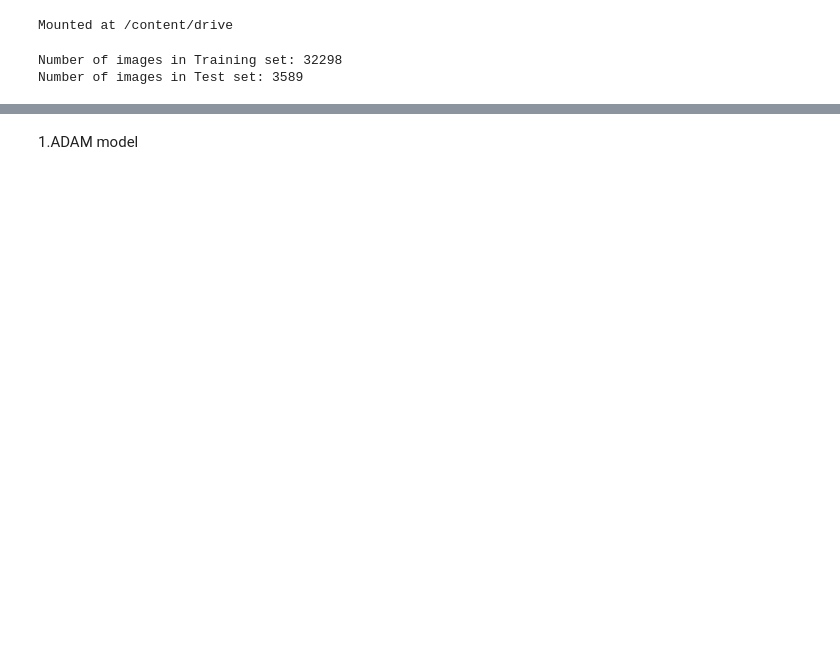
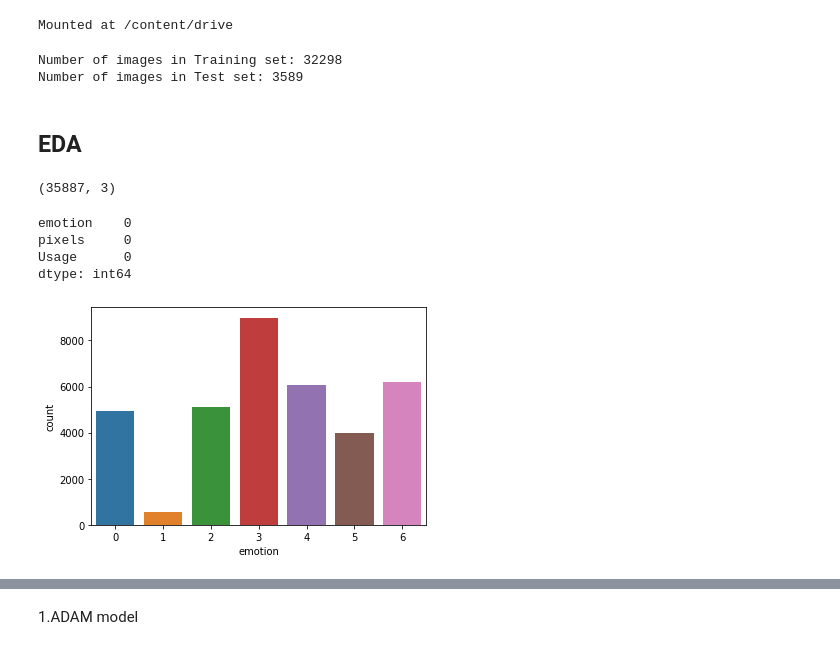
Before and after one commit to DrKamaleshR/DL-FER, a Jupyter notebook: DL_FER.ipynb, the cells around one changed output, grey strips where cells are left out. Cells and saved outputs as stored; diff of their text form; code cells hidden in the pictures; blank space fills up the shorter version.

```diff
--- a/DL_FER.ipynb
+++ b/DL_FER.ipynb
@@ -88,3 +89,18 @@ print("Number of images in Test set:", len(test_data))
 # %% [output]
 Number of images in Training set: 32298
 Number of images in Test set: 3589
+# %% [markdown]
+## **EDA**
+# %%
+DLDF=pd.read_csv("/content/drive/MyDrive/almabetter projects/DL-FER/fer2013.csv")
+# %%
+DLDF.shape
+# %% [output]
+(35887, 3)
+# %%
+DLDF.isnull().sum()
+# %% [output]
+emotion    0
+pixels     0
+Usage      0
+dtype: int64
@@ -90,0 +109,6 @@ Number of images in Test set: 3589
+# %%
+#emotion counts
+sns.countplot(DLDF.emotion)
+plt.show()
+# %% [output]
+[figure, added]
```
Also changed, not shown: parts of 13 cells of this notebook.
